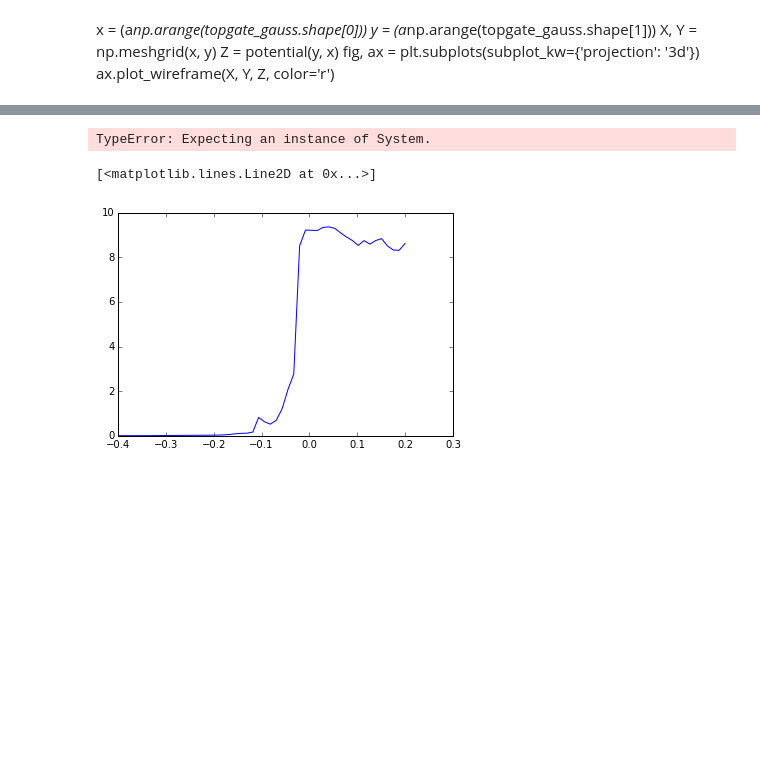
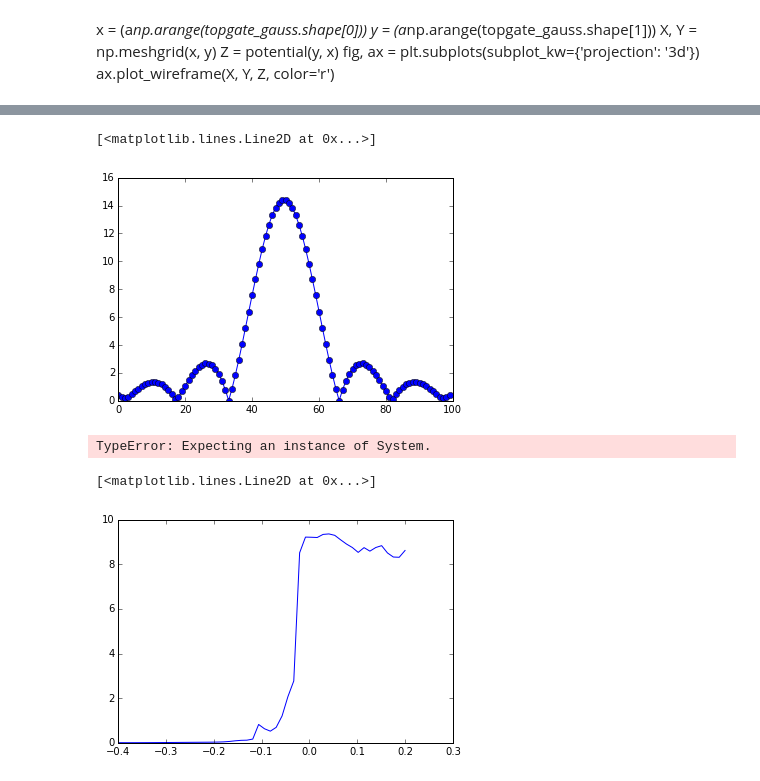
Before and after one commit to NeroCorleone/thesis, a Jupyter notebook: code/setup.ipynb, the cells around one changed output, grey strips where cells are left out. Saved outputs shown, nothing was run; the diff lists cells and outputs as text; code cells hidden in the pictures; blank space fills up the shorter version.

```diff
--- a/code/setup.ipynb
+++ b/code/setup.ipynb
@@ -208,3 +214,9 @@ def conductance(system, param):
+# %%
+plt.plot(pd.read_csv('/users/tkm/kanilmaz/thesis/results/edges/supercurrent/vsg=-0.0-20180305-17:14:28/data.csv',
+            header=None, delimiter=' ')[0].values,marker='o')
+# %% [output]
+[<matplotlib.lines.Line2D at 0x...>]
+[figure, added]
 # %%
 #res for decay = 10
 res10 = [conductance(system, SimpleNamespace(t=1, eta=2.5, gamma1=0.4, B=0.0, v_sg=vsg, v_bg=0.2))
```
Also changed, not shown: parts of 5 cells of this notebook, 5 other files.
